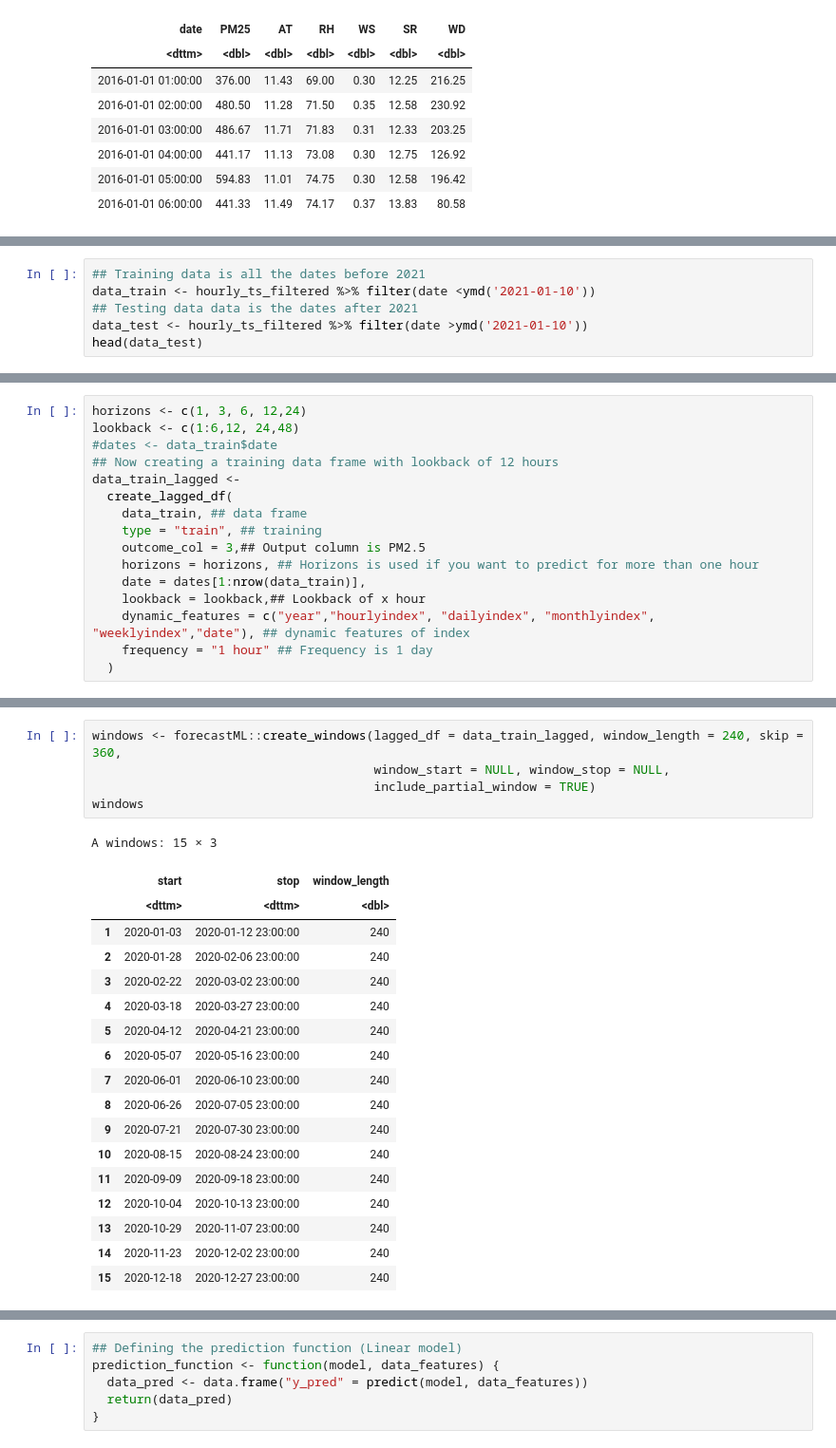
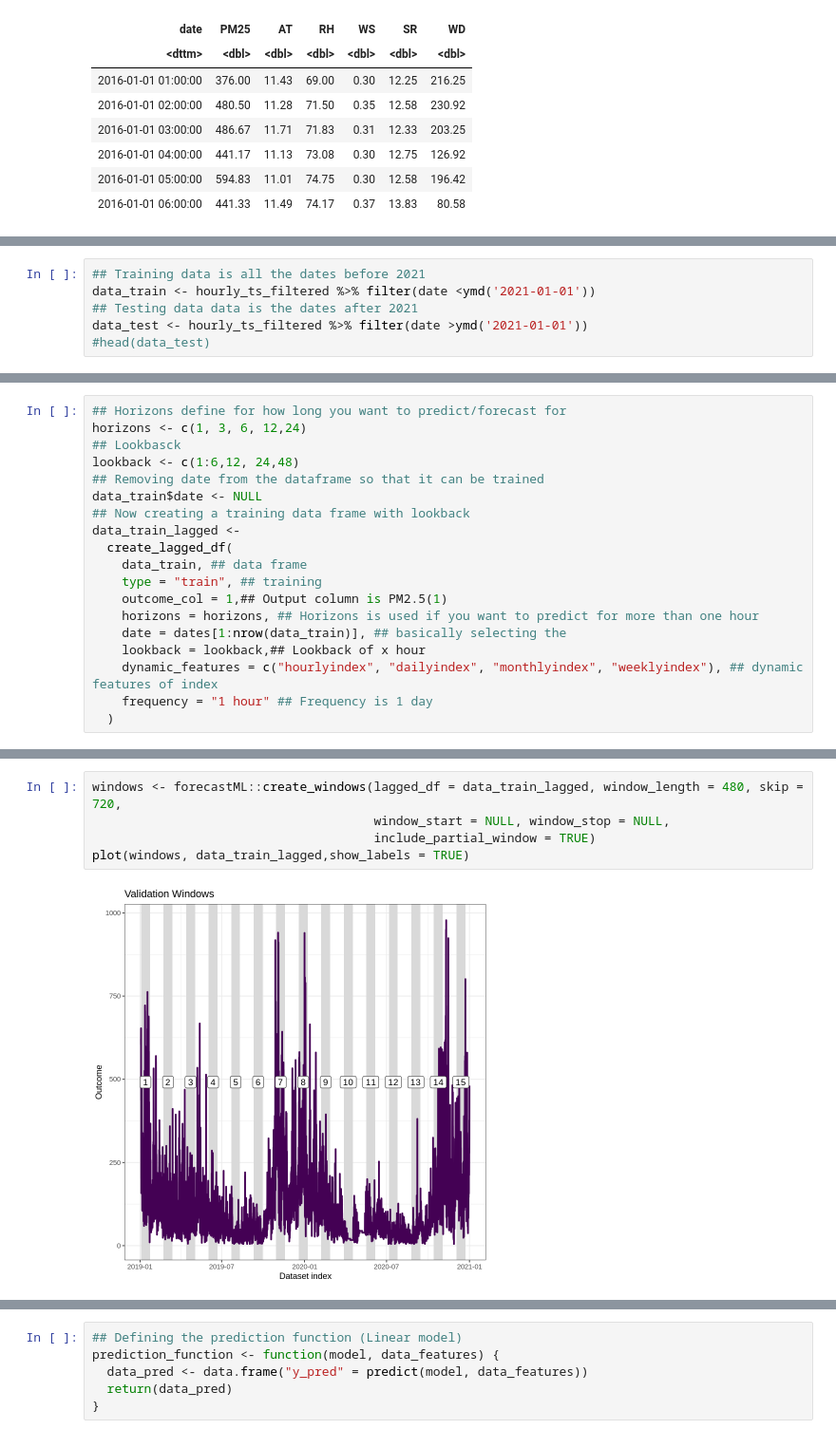
Before and after one commit to adeel1997/AQ_Forecasting, a Jupyter notebook: Multi_step_forecast_ML_Forecast.ipynb, the cells around one changed output, grey strips where cells are left out. Shown at 95% size. Saved outputs shown, nothing was run; the diff lists cells and outputs as text.

Commit message:
Adding multi step forecast script with 24 hour ahead prediction

```diff
--- a/Multi_step_forecast_ML_Forecast.ipynb
+++ b/Multi_step_forecast_ML_Forecast.ipynb
@@ -335,6 +271,6 @@ A data.frame: 6 × 7
 # %%
 ## Training data is all the dates before 2021
-data_train <- hourly_ts_filtered %>% filter(date <ymd('2021-01-10'))
+data_train <- hourly_ts_filtered %>% filter(date <ymd('2021-01-01'))
 ## Testing data data is the dates after 2021
-data_test <- hourly_ts_filtered %>% filter(date >ymd('2021-01-10'))
-head(data_test)
+data_test <- hourly_ts_filtered %>% filter(date >ymd('2021-01-01'))
+#head(data_test)
@@ -351,16 +277,19 @@ A data.frame: 6 × 7
 # %%
+## Horizons define for how long you want to predict/forecast for
 horizons <- c(1, 3, 6, 12,24)
+## Lookbasck
 lookback <- c(1:6,12, 24,48)
-#dates <- data_train$date
-## Now creating a training data frame with lookback of 12 hours
+## Removing date from the dataframe so that it can be trained
+data_train$date <- NULL
+## Now creating a training data frame with lookback
 data_train_lagged <-
   create_lagged_df(
     data_train, ## data frame
     type = "train", ## training
-    outcome_col = 3,## Output column is PM2.5
+    outcome_col = 1,## Output column is PM2.5(1)
     horizons = horizons, ## Horizons is used if you want to predict for more than one hour
-    date = dates[1:nrow(data_train)],
+    date = dates[1:nrow(data_train)], ## basically selecting the
     lookback = lookback,## Lookback of x hour
-    dynamic_features = c("year","hourlyindex", "dailyindex", "monthlyindex", "weeklyindex","date"), ## dynamic features of index
+    dynamic_features = c("hourlyindex", "dailyindex", "monthlyindex", "weeklyindex"), ## dynamic features of index
     frequency = "1 hour" ## Frequency is 1 day
   )
@@ -380,24 +296,7 @@ A data.frame: 6 × 9
 # %%
-windows <- forecastML::create_windows(lagged_df = data_train_lagged, window_length = 240, skip = 360,
+windows <- forecastML::create_windows(lagged_df = data_train_lagged, window_length = 480, skip = 720,
                                       window_start = NULL, window_stop = NULL,
                                       include_partial_window = TRUE)
-windows
+plot(windows, data_train_lagged,show_labels = TRUE)
 # %% [output]
-A windows: 15 × 3
-|  | start | stop | window_length |
-|  | <dttm> | <dttm> | <dbl> |
-| 1 | 2020-01-03 | 2020-01-12 23:00:00 | 240 |
-| 2 | 2020-01-28 | 2020-02-06 23:00:00 | 240 |
-| 3 | 2020-02-22 | 2020-03-02 23:00:00 | 240 |
-| 4 | 2020-03-18 | 2020-03-27 23:00:00 | 240 |
-| 5 | 2020-04-12 | 2020-04-21 23:00:00 | 240 |
-| 6 | 2020-05-07 | 2020-05-16 23:00:00 | 240 |
-| 7 | 2020-06-01 | 2020-06-10 23:00:00 | 240 |
-| 8 | 2020-06-26 | 2020-07-05 23:00:00 | 240 |
-| 9 | 2020-07-21 | 2020-07-30 23:00:00 | 240 |
-| 10 | 2020-08-15 | 2020-08-24 23:00:00 | 240 |
-| 11 | 2020-09-09 | 2020-09-18 23:00:00 | 240 |
-| 12 | 2020-10-04 | 2020-10-13 23:00:00 | 240 |
-| 13 | 2020-10-29 | 2020-11-07 23:00:00 | 240 |
-| 14 | 2020-11-23 | 2020-12-02 23:00:00 | 240 |
-| 15 | 2020-12-18 | 2020-12-27 23:00:00 | 240 |
+[figure, added]
```
Also changed, not shown: parts of 41 cells of this notebook, 2 other files.
